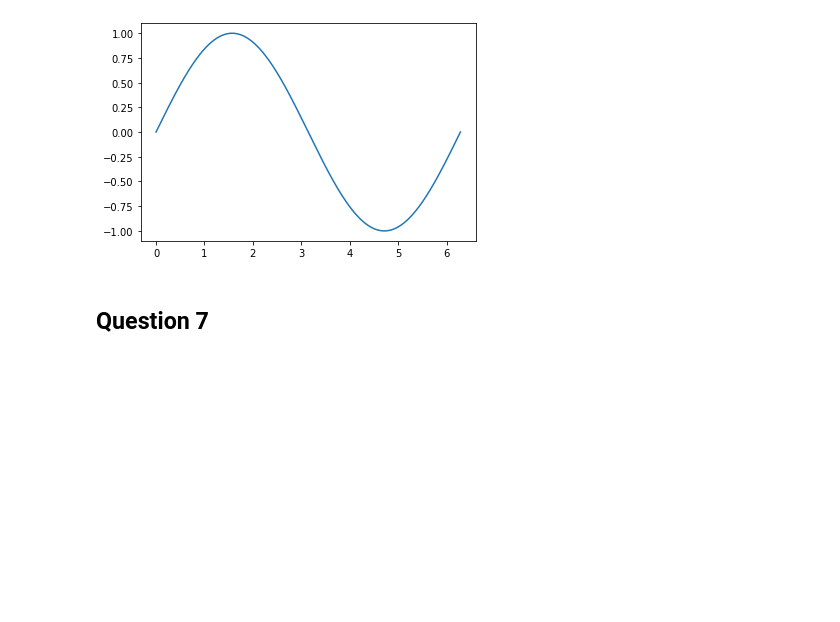
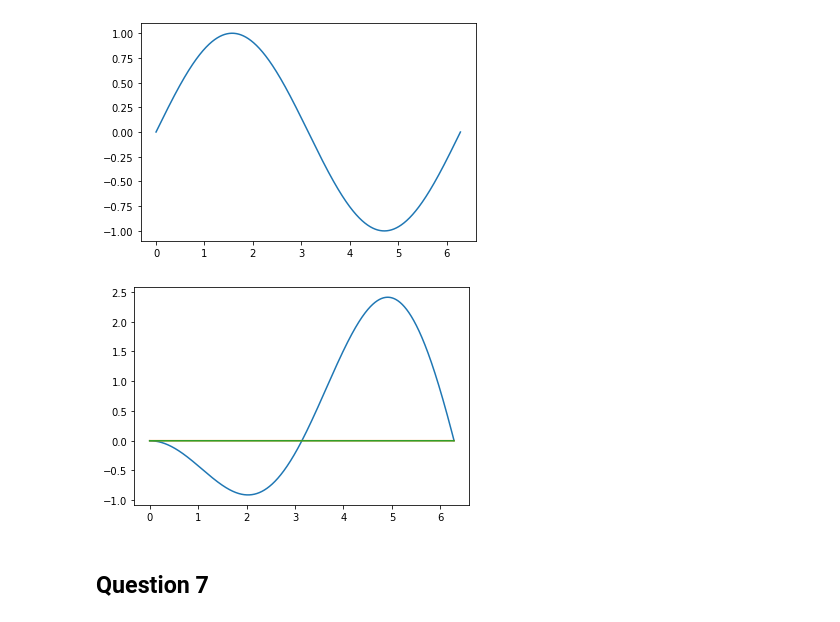
Before and after one commit to 20castro/Projet-equa-diff, a Jupyter notebook: Projet.ipynb, the cells around one changed output. Saved outputs shown, nothing was run; the diff lists cells and outputs as text; code cells hidden in the pictures; blank space fills up the shorter version.

```diff
--- a/Projet.ipynb
+++ b/Projet.ipynb
@@ -169,5 +169,17 @@ T, X = graphic_euler_explicit(g, np.array([0, 1]), 10**(-3), 0, 2*np.pi)
 plt.plot(T, X[:, 0]);
 # %% [output]
 [figure]
+# %%
+def ordre() :
+    T, X = graphic_euler_explicit(g, np.array([0, 1]), 10**(-3), 0, 2*np.pi)
+    eta = (np.sin(T) - X[:, 0])/10**(-3)
+    delta_t_p = np.array([10**(-3)]*len(T))
+    plt.plot(T, eta)
+    plt.plot(T, delta_t_p)
+    plt.plot(T, - delta_t_p)
+
+ordre()
+# %% [output]
+[figure, added]
 # %% [markdown]
 ## Question 7
```
Also changed, not shown: parts of 2 cells of this notebook.
